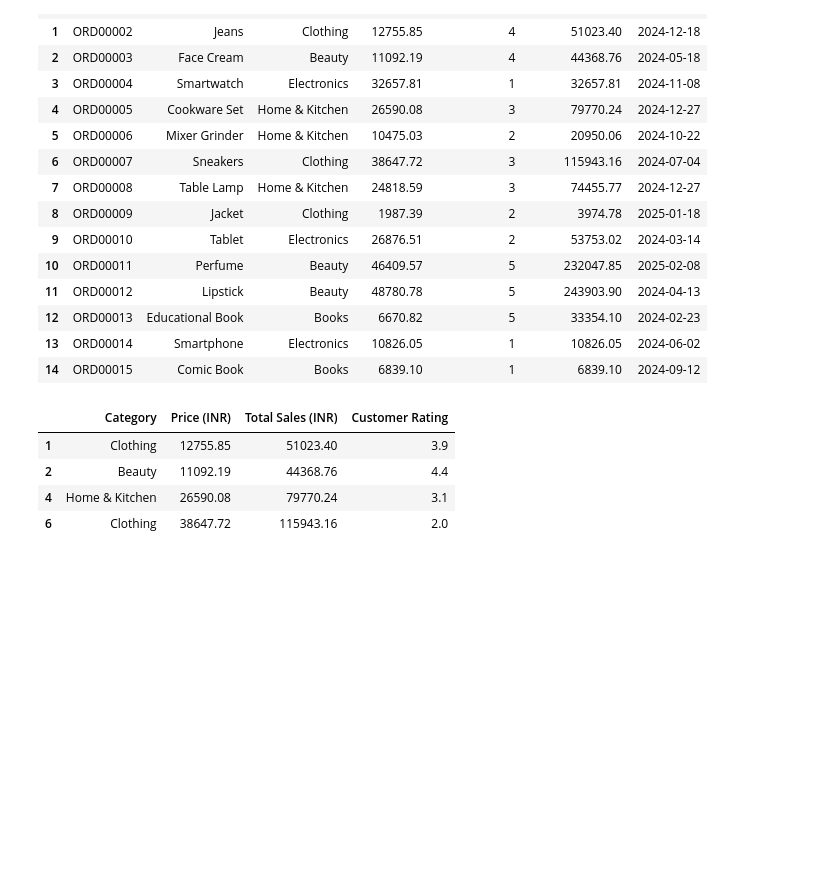
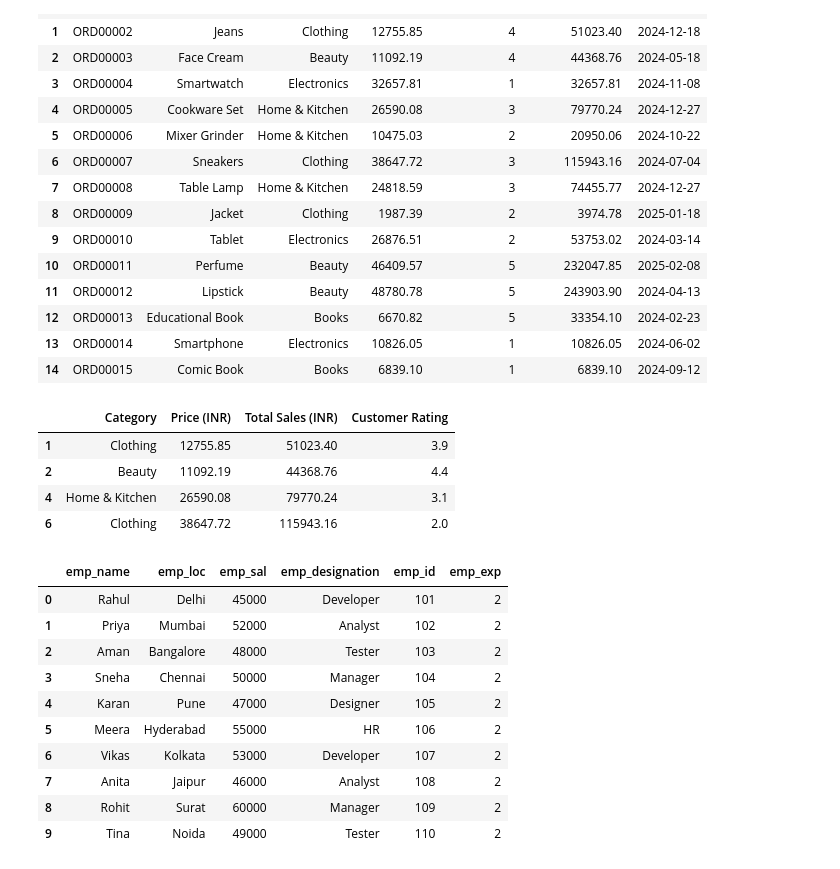
Before and after one commit to Yaminikanta/Python_Libraries, a Jupyter notebook: 02-Pandas/class_pandas.ipynb, the cells around one changed output. Cells and saved outputs as stored; diff of their text form; code cells hidden in the pictures; blank space fills up the shorter version.

```diff
--- a/02-Pandas/class_pandas.ipynb
+++ b/02-Pandas/class_pandas.ipynb
@@ -378,3 +378,18 @@ d1.iloc[[1,2,4,6],[2,3,5,8]]
 | 2 | Beauty | 11092.19 | 44368.76 | 4.4 |
 | 4 | Home & Kitchen | 26590.08 | 79770.24 | 3.1 |
 | 6 | Clothing | 38647.72 | 115943.16 | 2.0 |
+# %%
+emp_df['emp_exp'] = 2   # experience=2 years for all employees
+emp_df
+# %% [output]
+|  | emp_name | emp_loc | emp_sal | emp_designation | emp_id | emp_exp |
+| 0 | Rahul | Delhi | 45000 | Developer | 101 | 2 |
+| 1 | Priya | Mumbai | 52000 | Analyst | 102 | 2 |
+| 2 | Aman | Bangalore | 48000 | Tester | 103 | 2 |
+| 3 | Sneha | Chennai | 50000 | Manager | 104 | 2 |
+| 4 | Karan | Pune | 47000 | Designer | 105 | 2 |
+| 5 | Meera | Hyderabad | 55000 | HR | 106 | 2 |
+| 6 | Vikas | Kolkata | 53000 | Developer | 107 | 2 |
+| 7 | Anita | Jaipur | 46000 | Analyst | 108 | 2 |
+| 8 | Rohit | Surat | 60000 | Manager | 109 | 2 |
+| 9 | Tina | Noida | 49000 | Tester | 110 | 2 |
```
